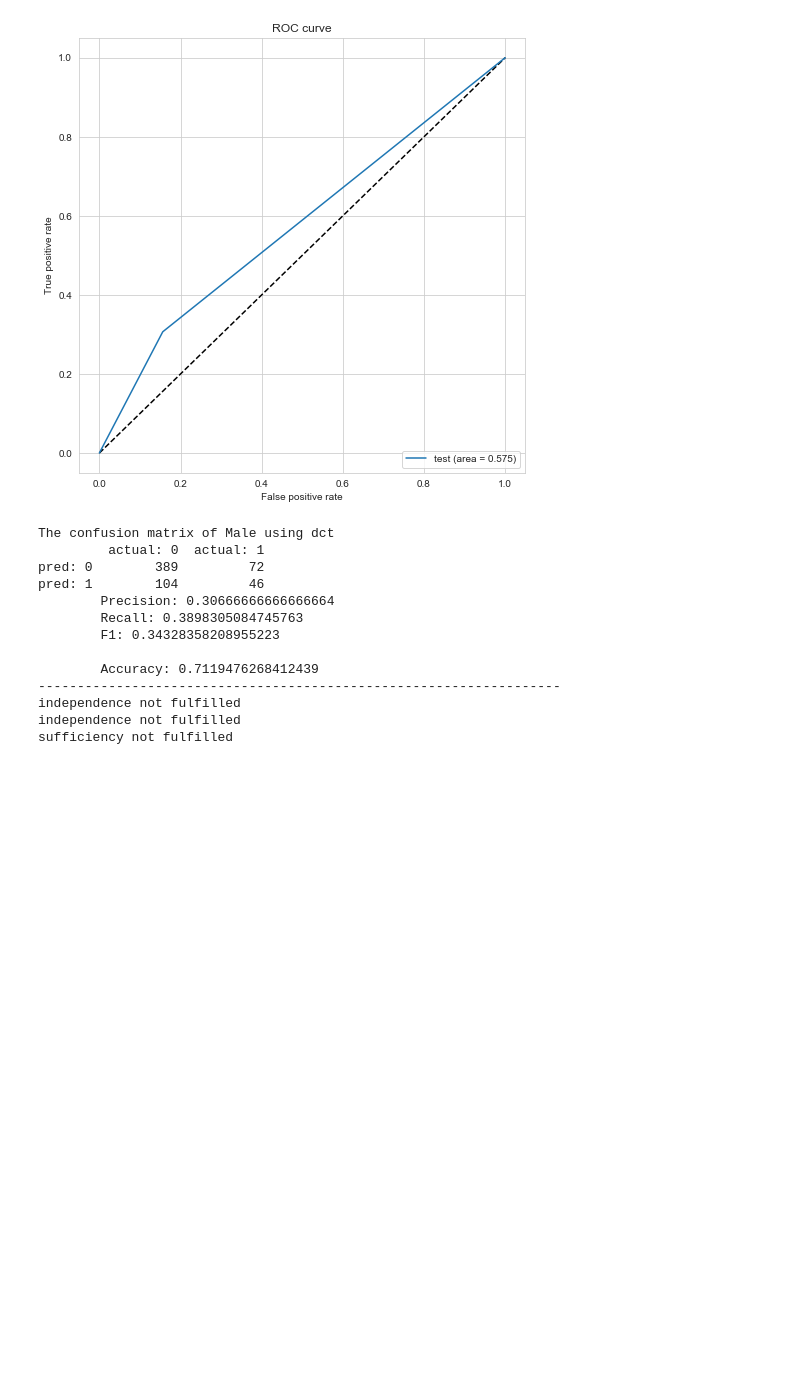
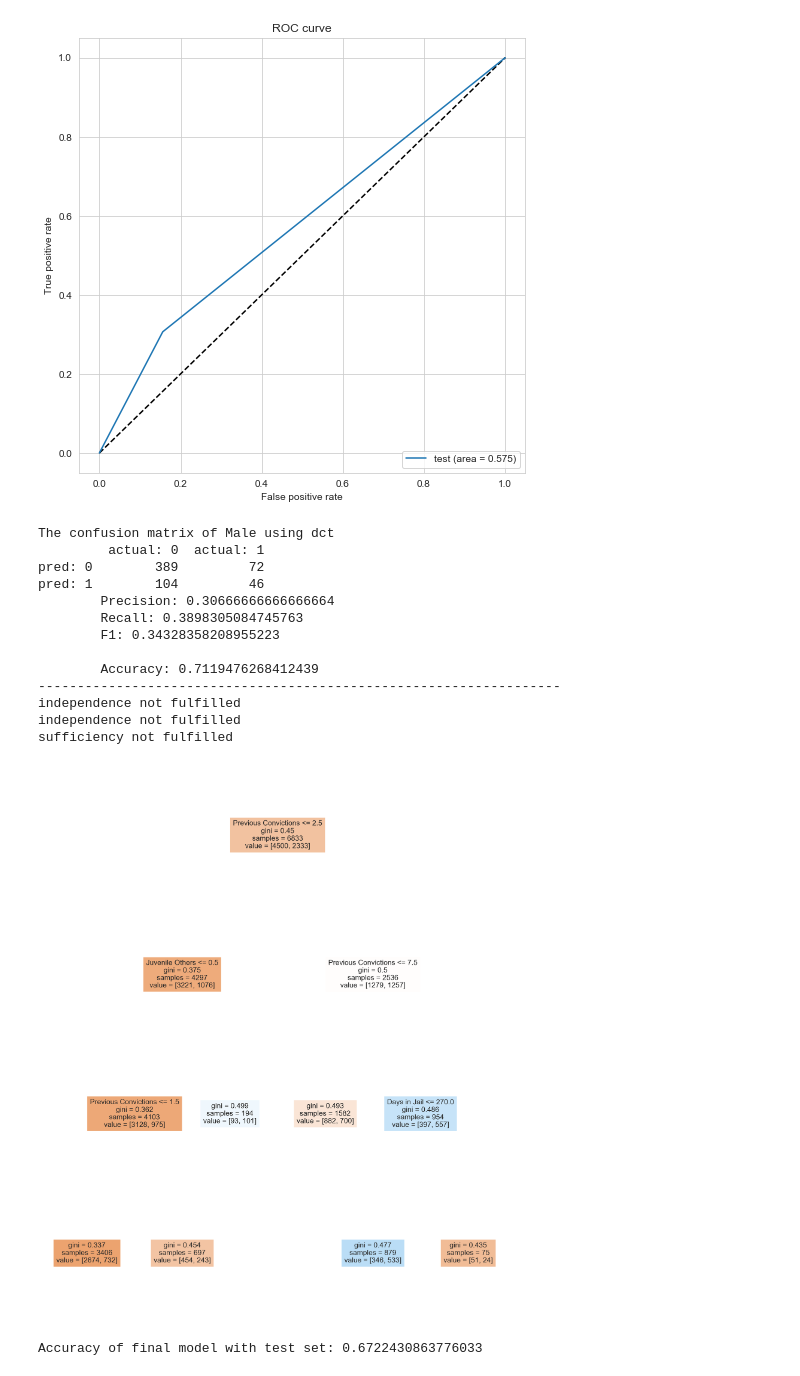
Before and after one commit to OSMaxwell/MIUG_Project, a Jupyter notebook: Untitled.ipynb, the cells around one changed output. Saved outputs shown, nothing was run; the diff lists cells and outputs as text; code cells hidden in the pictures; blank space fills up the shorter version.

```diff
--- a/Untitled.ipynb
+++ b/Untitled.ipynb
@@ -1633,3 +1633,35 @@ pred: 1        104         46
 independence not fulfilled
 independence not fulfilled
 sufficiency not fulfilled
+# %%
+data5 = data.copy()
+data5['Male'] = 1-(data['Sex'].astype('category')).cat.codes
+data5['Felony'] = 1-(data['Degree of Conviction'].astype('category')).cat.codes
+data5['n_Race'] = (data['Race'].astype('category')).cat.codes
+data5.drop(columns=['Name','Sex','Race','Degree of Conviction','Recidivism','Age'],inplace=True) #Categories or unecessary for PCR
+
+y = data.Recidivism
+X = data5
+X.drop(columns=['pScore','COMPAS Score'],inplace=True)
+X_train, X_test, y_train, y_test = train_test_split(X, y, test_size=0.3, random_state=350)
+
+
+
+
+md=7
+mss=5
+mln=6
+
+dct = DecisionTreeClassifier(random_state=42, max_depth=md, min_samples_split=mss, max_leaf_nodes=mln, criterion='gini')
+dct.fit(X_train,y_train)
+
+plt.figure(figsize=[50,60])
+plt.title("THE DECISION TREE(cont'd, Gini criterion")
+plot_tree(dct, filled=True, feature_names=X_train.columns)
+plt.show()
+
+dct.fit(X_train,y_train)
+print('Accuracy of final model with test set:', dct.score(X_test,y_test))
+# %% [output]
+[figure, added]
+Accuracy of final model with test set: 0.6722430863776033
```
Also changed, not shown: parts of 1 cell of this notebook.
